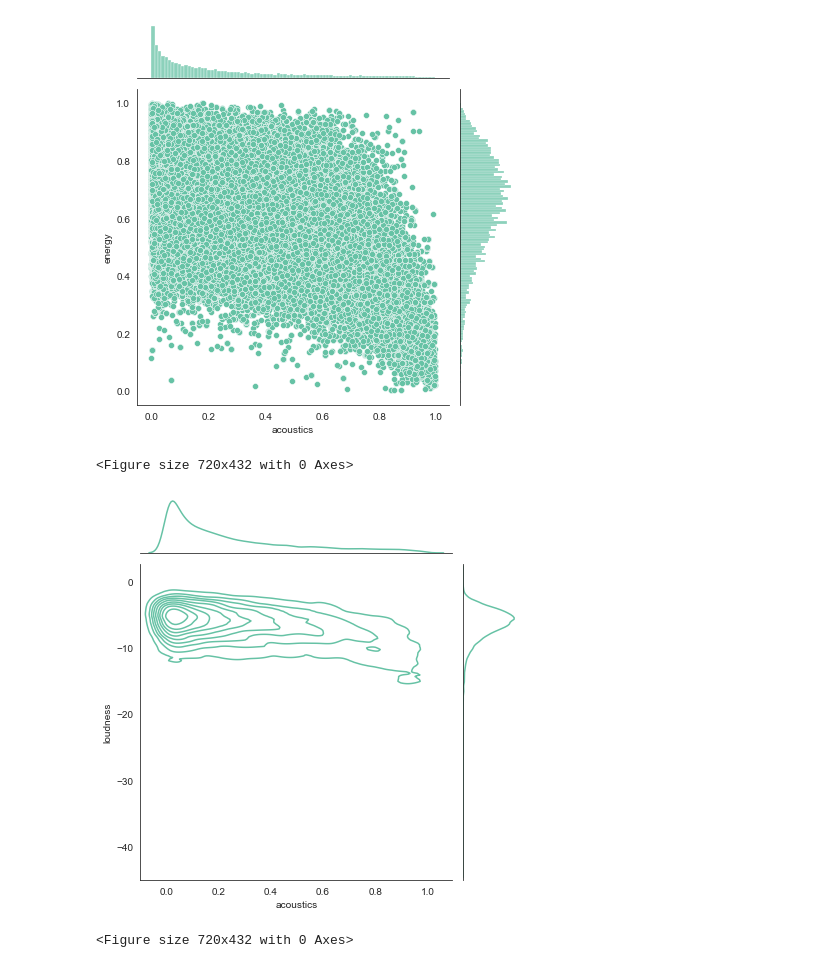
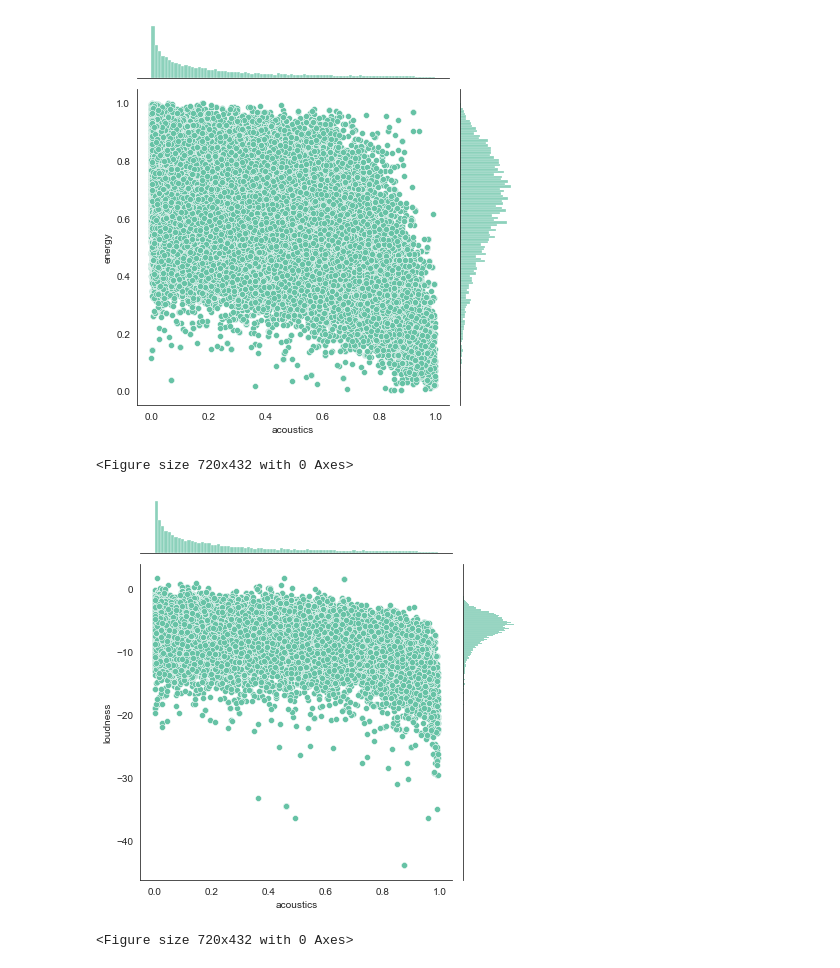
Before and after one commit to MaxiTrien/spotify-data-science-project, a Jupyter notebook: spotify-songs-eda-week1.ipynb, the cells around one changed output. Saved outputs shown, nothing was run; the diff lists cells and outputs as text; code cells hidden in the pictures.

```diff
--- a/spotify-songs-eda-week1.ipynb
+++ b/spotify-songs-eda-week1.ipynb
@@ -16,3 +22,7 @@ df=pd.read_pickle('./dataset_/dataset_cleaned_popularity.pkl')
+# %%
+df=pd.read_pickle('./dataset_/dataset_cleaned_popularity.pkl')
+df.drop(columns=['index', 'level_0'], inplace=True)  # Comes from pickeling the file
+df.reset_index(drop=True, inplace=True)
 # %%
 df.head()
 # %% [output]
@@ -180,10 +152,10 @@ ax = sns.jointplot(data=df_numeric, x="acoustics", y="energy")
 [figure]
 # %%
 plt.figure(figsize=(10, 6))
-ax = sns.jointplot(data=df_numeric, x="acoustics", y="loudness", kind='kde')
+ax = sns.jointplot(data=df_numeric, x="acoustics", y="loudness")
 # %% [output]
 <Figure size 720x432 with 0 Axes>
-[figure, old version]
+[figure, new version]
 # %%
 plt.figure(figsize=(10, 6))
 ax = sns.jointplot(data=df_numeric, x="popularity", y="loudness")
```
Also changed, not shown: parts of 56 cells of this notebook.
